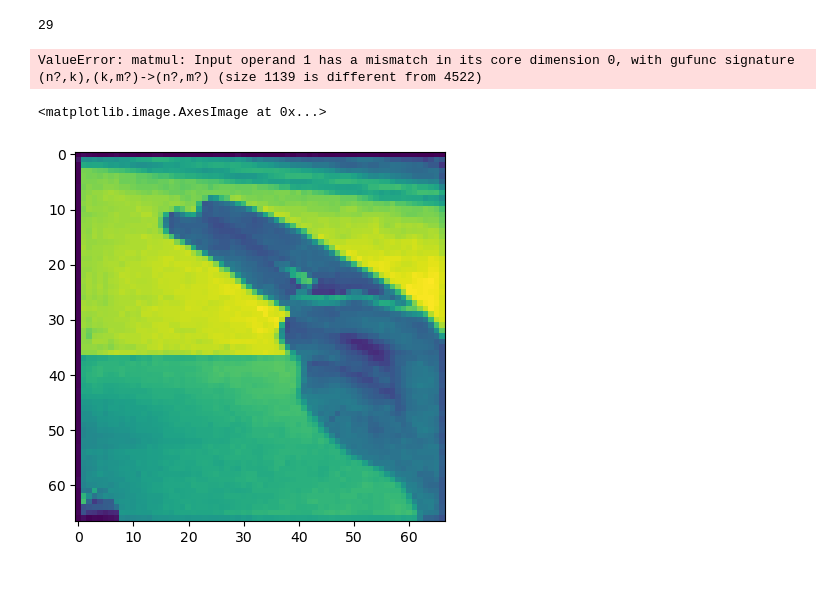
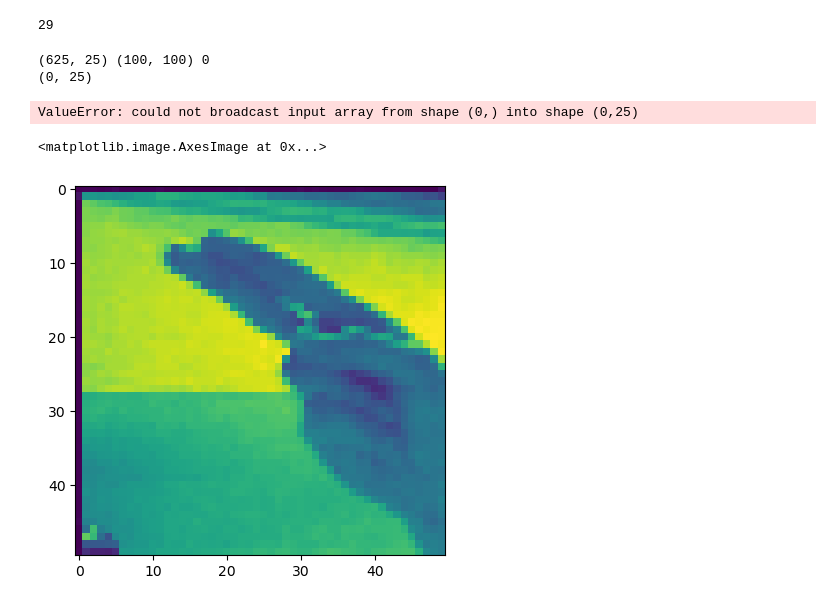
Before and after one commit to unic0rn9k/ASL-translate, a Jupyter notebook: tegnsprogstranslate.ipynb, the cells around one changed output. Drawn from its saved outputs; the diff is of its cells as text; code cells hidden in the pictures.

Commit message:
Unit tests and a bunch of crap

```diff
--- a/tegnsprogstranslate.ipynb
+++ b/tegnsprogstranslate.ipynb
@@ -236,37 +396,57 @@ def training_data(i):
 i = 0
 correct = 0
 
-for n in range(0,10):
+for n in range(0,50):
     for (img, target, letter) in training_data(n):
         s = img.shape
 
         l1o = np.array([l1.predict(img) for l1 in l1])
-        #l1o = l1.predict(img)
-        l1o = l1o.reshape((s[0], s[1]*filters))
-
+        l1o = l1o.reshape((s[0]*filters, s[1]))
         l2o = l2.predict(l1o)
         l2o = np.tanh(l2o)
 
-        l3o = l3.predict(l2o.flatten())
+        l1o_2 = np.array([l1.predict(l2o) for l1 in l1_2])
+        l1o_2 = l1o_2.reshape((l2.out()[0]*filters, l2.out()[1]))
+        l2o_2 = l2_2.predict(l1o_2)
+        l2o_2 = np.tanh(l2o_2)
+
+        l3o = l3.predict(l2o_2.flatten())
         out = softmax(l3o)
 
         if labels[letter] == out.argmax():
             correct += 1
 
         dc = 2*(out - target)
-        d3 = l3.backprop(l2o, delta_softmax(l3o, dc))
-        d3 = (-np.tanh(l2o)**2 + 1).flatten() * d3
+        d3 = l3.backprop(l2o_2, delta_softmax(l3o, dc))
+        d3 = (-np.tanh(l2o_2)**2 + 1).flatten() * d3
+        d2 = l2_2.backprop(l2o_2, d3)
+        #d3sum = sum([abs(d3) for d3 in d3])/len(d3)
+        #l3.lr *= 0.99999
+        print(d2.shape, s, f)
+        for f in range(filters):
+            d = d2[s[0]*f:s[0]*f+f,:]
+            print(d.shape)
+            d2[s[0]*f:s[0]*f+f,:] = l1_2[f].backprop(l2o, d)
+            #l1_2[f].lr *= 0.99999
+
+        d3 = (-np.tanh(l2o)**2 + 1).flatten() * d2
         d2 = l2.backprop(l1o, d3)
+        #d3sum = sum([abs(d3) for d3 in d3])/len(d3)
+        #l3.lr *= 0.99999
         #l1.backprop(img, d2)
         for f in range(filters):
-            l1[f].backprop(img, d2[:,s[1]*f:s[1]*f+f])
+            d = d2[s[0]*f:s[0]*f+f,:]
+            l1[f].backprop(img, d)
+            #l1[f].lr *= 0.99999
 
         i += 1
-        print(n,"accuracy: ", correct/i*100, "% out:", out.argmax())
+        print(n,"accuracy: ", correct/i*100, "% out:", out.argmax())#, "d3sum:", d3sum)
 # %% [output]
-ValueError: matmul: Input operand 1 has a mismatch in its core dimension 0, with gufunc signature (n?,k),(k,m?)->(n?,m?) (size 1139 is different from 4522)
+(625, 25) (100, 100) 0
+(0, 25)
+ValueError: could not broadcast input array from shape (0,) into shape (0,25)
 # %%
-#p.imshow(imread("H_test.jpg")[::3,::3][:,:,0])
+p.imshow(imread("H_test.jpg")[::4,::4][:,:,0])
 # %% [output]
 <matplotlib.image.AxesImage at 0x...>
-[figure, old version]
+[figure, new version]
```
Also changed, not shown: parts of 16 cells of this notebook, 2 other files.
